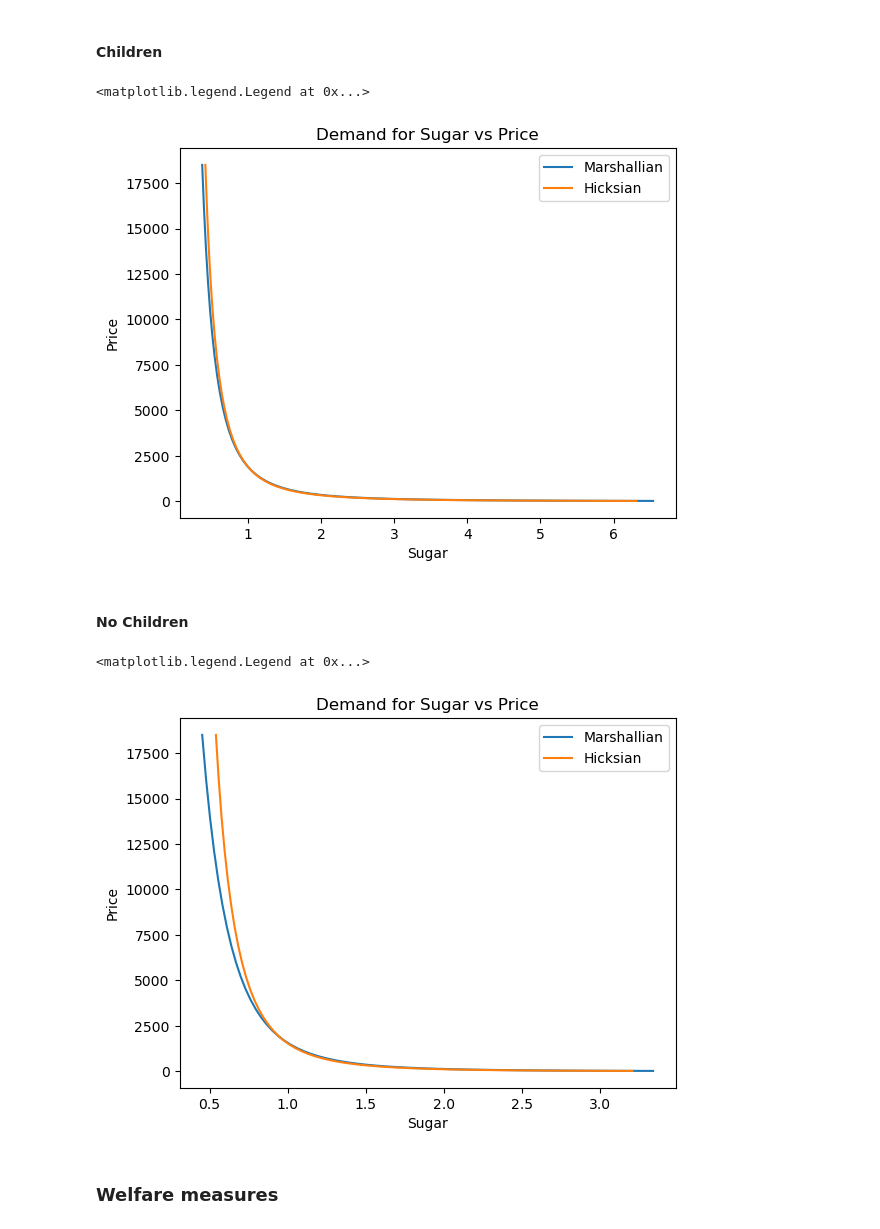
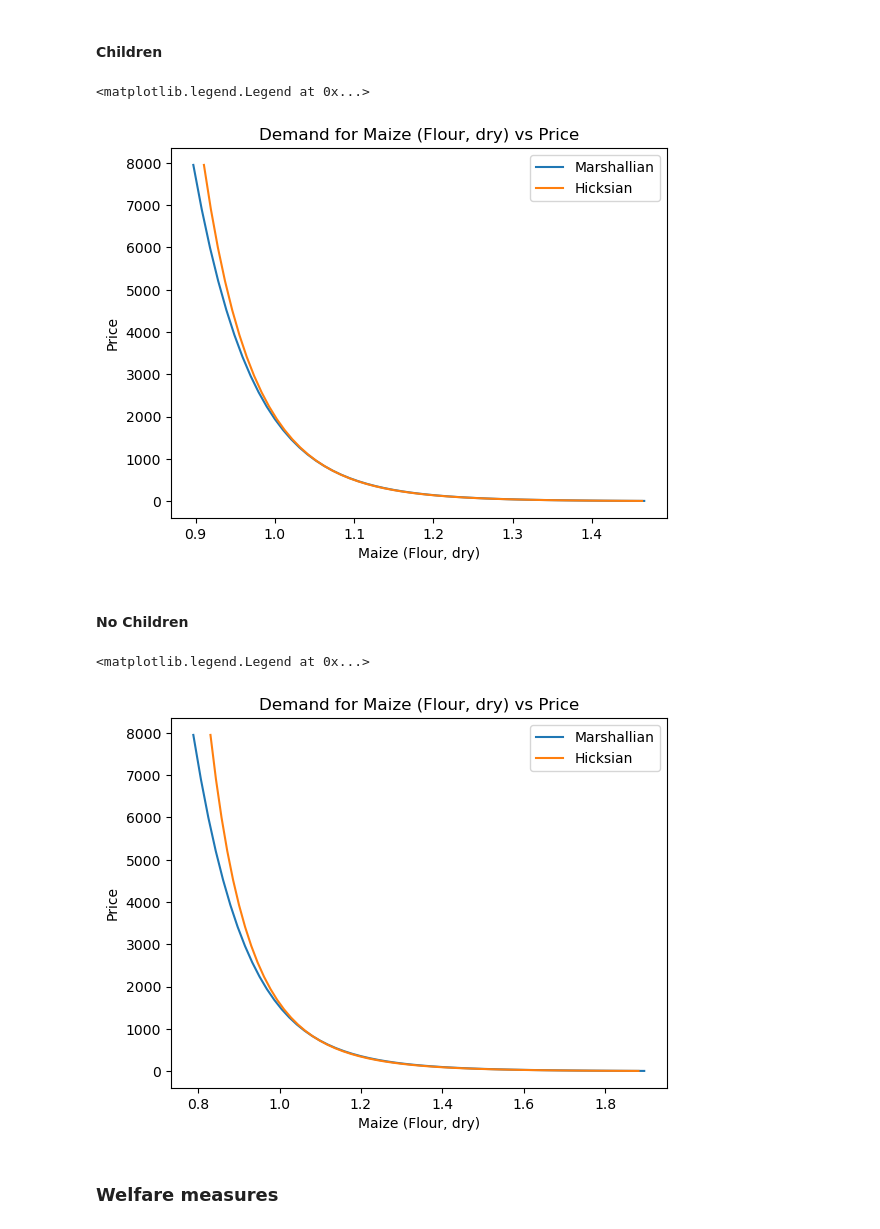
Before and after one commit to kehuang11/EEP153_Proj4_Holbrook, a Jupyter notebook: Proj4_Team_Holbrook_Working.ipynb, the cells around one changed output. Cells and saved outputs as stored; diff of their text form; code cells hidden in the pictures.

```diff
--- a/Proj4_Team_Holbrook_Working.ipynb
+++ b/Proj4_Team_Holbrook_Working.ipynb
@@ -227,7 +227,7 @@ qhat_nochildren
 # %% [markdown]
 Finally, define a function to change a single price in the vector $p$:
 # %%
-def my_prices(p0,p,j='Sugar'):
+def my_prices(p0,p,j='Maize (Flour, dry)'):
     """
     Change price of jth good to p0, holding other prices fixed.
     """
@@ -663,23 +667,23 @@ income effect associated with changing prices.
 # %%
 import matplotlib.pyplot as plt
 %matplotlib inline
 
-my_j = 'Sugar'  # Interesting Tanzanian staple
+my_j = 'Maize (Flour, dry)'  # Interesting Tanzanian staple
 
 P = np.geomspace(.01,10,50)*pbar_children[my_j]
 
 # Utility of median household, given prices
 U0_children = r_children.indirect_utility(x0_children,pbar_children)
 
 plt.plot([r_children.demands(x0_children,my_prices(p0,pbar_children,j=my_j))[my_j] for p0 in P],P)
 plt.plot([r_children.demands(U0_children,my_prices(p0,pbar_children,j=my_j),type="Hicksian")[my_j] for p0 in P],P)
 plt.ylabel('Price')
 plt.xlabel(my_j)
 plt.title("Demand for %s vs Price" % my_j)
 plt.legend(("Marshallian","Hicksian"))
 # %% [output]
 <matplotlib.legend.Legend at 0x...>
-[figure, old version]
+[figure, new version]
 # %% [markdown]
 #### No Children
 # %%
@@ -694,7 +698,7 @@ plt.title("Demand for %s vs Price" % my_j)
 plt.legend(("Marshallian","Hicksian"))
 # %% [output]
 <matplotlib.legend.Legend at 0x...>
-[figure, old version]
+[figure, new version]
 # %% [markdown]
 ### Welfare measures
 # %%
```
Also changed, not shown: parts of 18 cells of this notebook.
